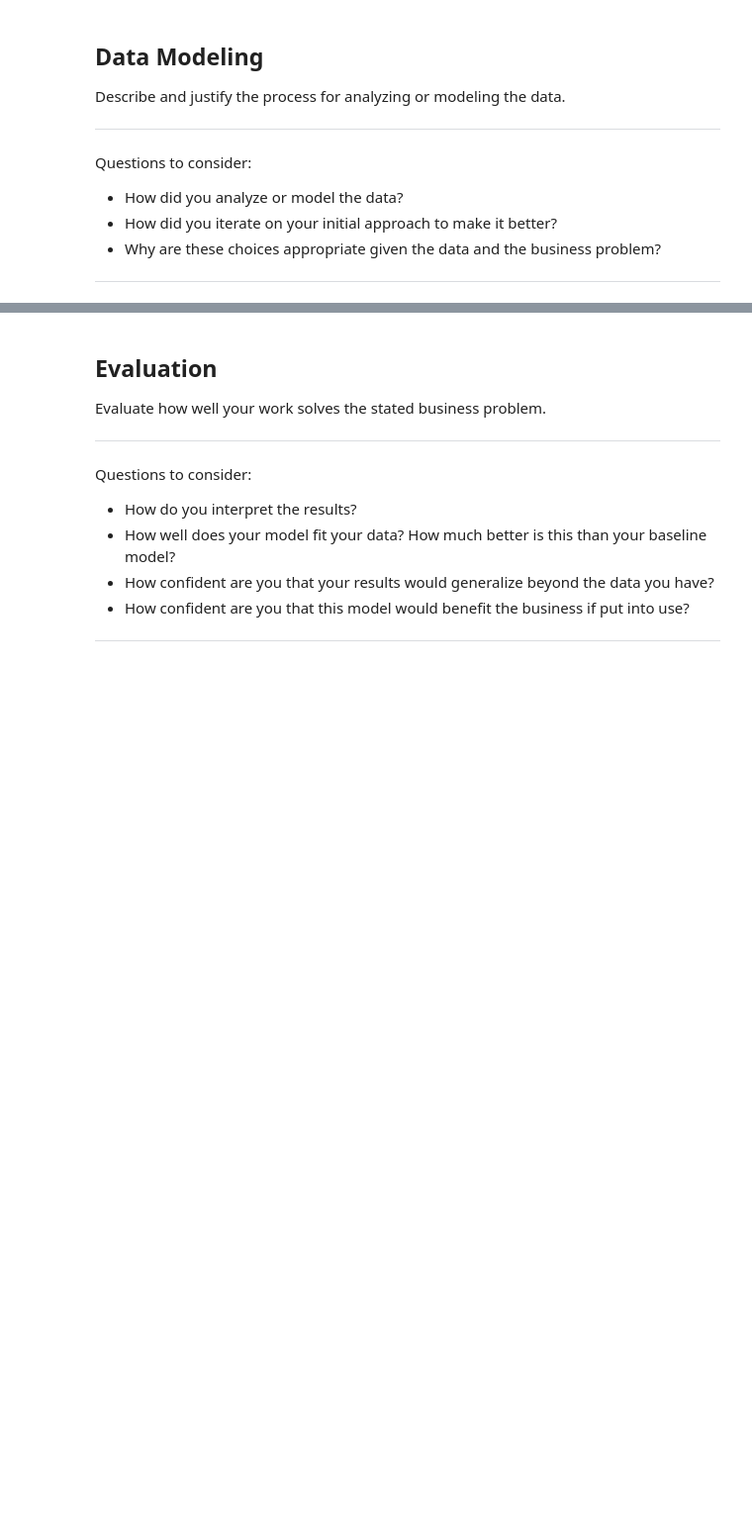
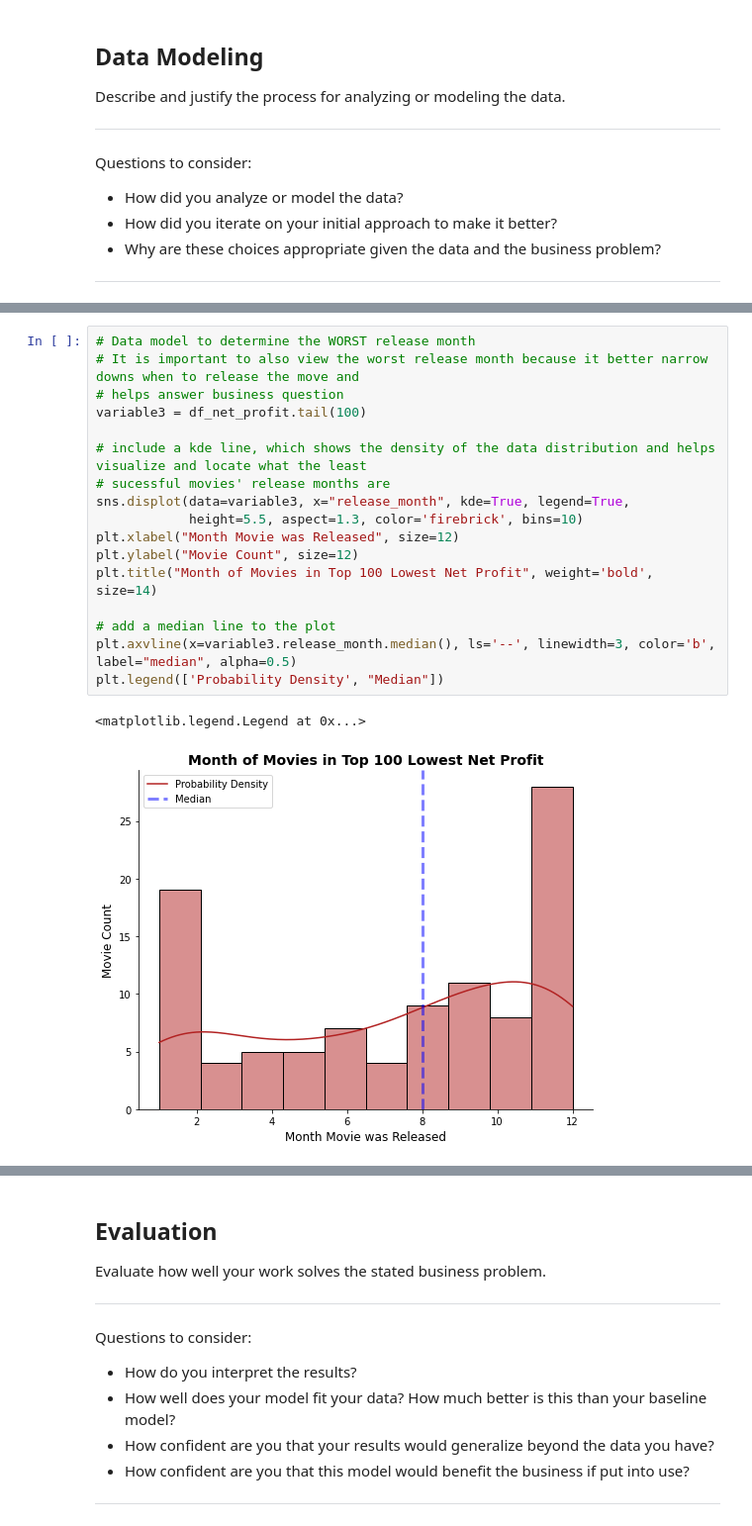
Before and after one commit to rachelfein/project, a Jupyter notebook: dsc-phase1-project-template.ipynb, the cells around one changed output, grey strips where cells are left out. Shown: that part at 99% size. Cells and saved outputs as stored; diff of their text form; blank space fills up the shorter version.

```diff
--- a/dsc-phase1-project-template.ipynb
+++ b/dsc-phase1-project-template.ipynb
@@ -304,0 +439,20 @@ Questions to consider:
+# %%
+# Data model to determine the WORST release month
+# It is important to also view the worst release month because it better narrow downs when to release the move and
+# helps answer business question
+variable3 = df_net_profit.tail(100)
+
+# include a kde line, which shows the density of the data distribution and helps visualize and locate what the least
+# sucessful movies' release months are
+sns.displot(data=variable3, x="release_month", kde=True, legend=True,
+            height=5.5, aspect=1.3, color='firebrick', bins=10)
+plt.xlabel("Month Movie was Released", size=12)
+plt.ylabel("Movie Count", size=12)
+plt.title("Month of Movies in Top 100 Lowest Net Profit", weight='bold', size=14)
+
+# add a median line to the plot
+plt.axvline(x=variable3.release_month.median(), ls='--', linewidth=3, color='b', label="median", alpha=0.5)
+plt.legend(['Probability Density', "Median"])
+# %% [output]
+<matplotlib.legend.Legend at 0x...>
+[figure, added]
```
Also changed, not shown: parts of 49 cells of this notebook.
